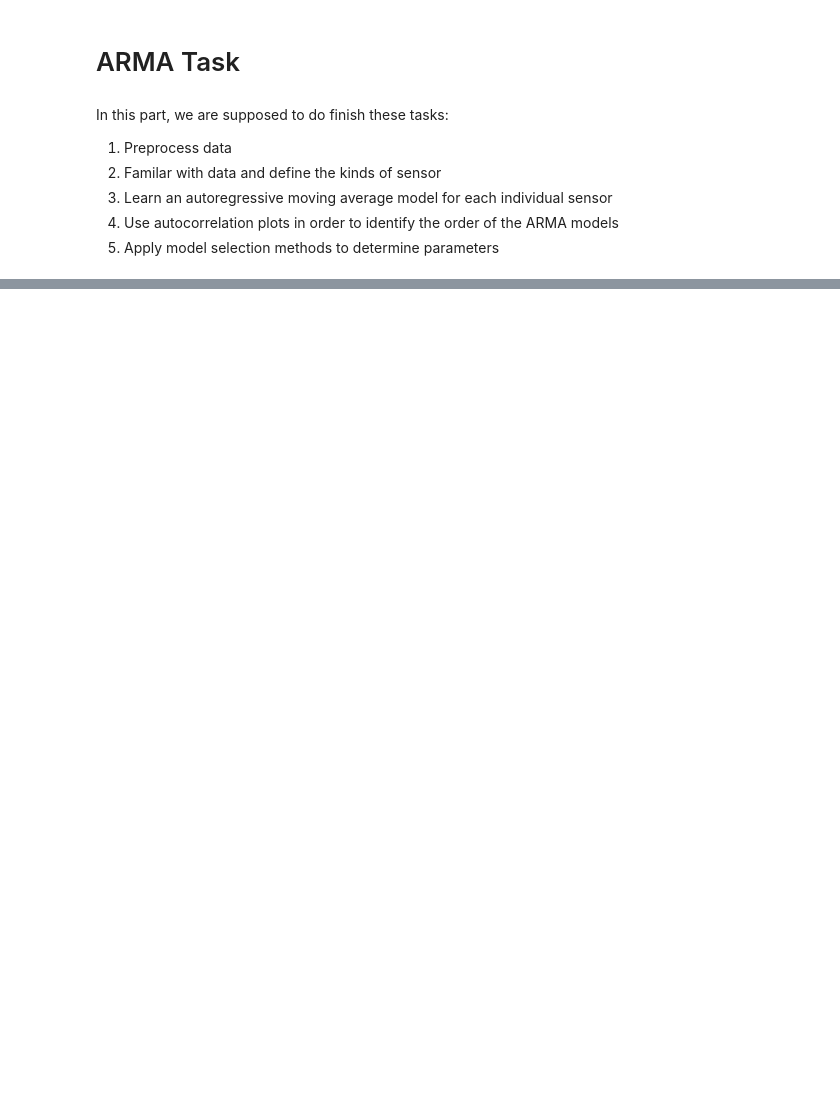
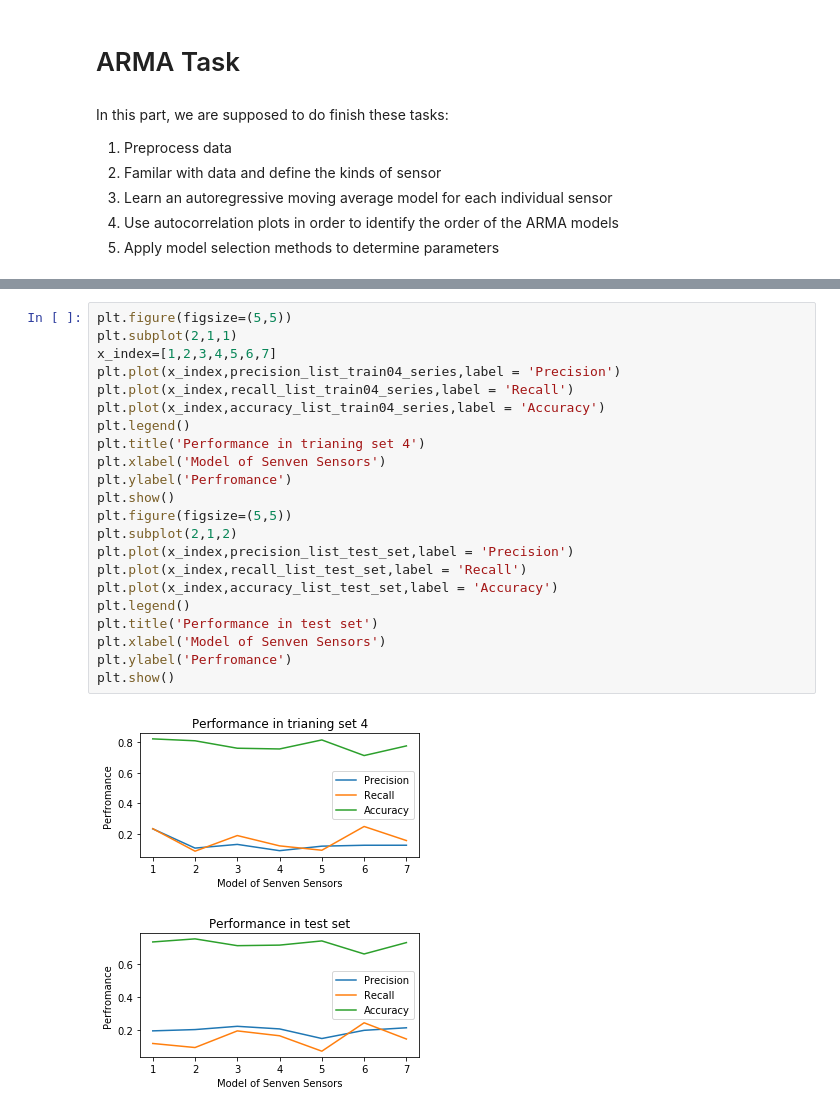
Before and after one commit to ZincW/CDA_Lab_Group6, a Jupyter notebook: Lab2- Anomaly Detection/ARMAPart.ipynb, the cells around one changed output, grey strips where cells are left out. Cells and saved outputs as stored; diff of their text form; blank space fills up the shorter version.

```diff
--- a/Lab2- Anomaly Detection/ARMAPart.ipynb
+++ b/Lab2- Anomaly Detection/ARMAPart.ipynb
@@ -220,0 +520,25 @@ Freq: D, dtype: float64
+# %%
+plt.figure(figsize=(5,5))
+plt.subplot(2,1,1)
+x_index=[1,2,3,4,5,6,7]
+plt.plot(x_index,precision_list_train04_series,label = 'Precision')
+plt.plot(x_index,recall_list_train04_series,label = 'Recall')
+plt.plot(x_index,accuracy_list_train04_series,label = 'Accuracy')
+plt.legend()
+plt.title('Performance in trianing set 4')
+plt.xlabel('Model of Senven Sensors')
+plt.ylabel('Perfromance')
+plt.show()
+plt.figure(figsize=(5,5))
+plt.subplot(2,1,2)
+plt.plot(x_index,precision_list_test_set,label = 'Precision')
+plt.plot(x_index,recall_list_test_set,label = 'Recall')
+plt.plot(x_index,accuracy_list_test_set,label = 'Accuracy')
+plt.legend()
+plt.title('Performance in test set')
+plt.xlabel('Model of Senven Sensors')
+plt.ylabel('Perfromance')
+plt.show()
+# %% [output]
+[figure, added]
+[figure, added]
```
Also changed, not shown: parts of 41 cells of this notebook, 1 other file.
